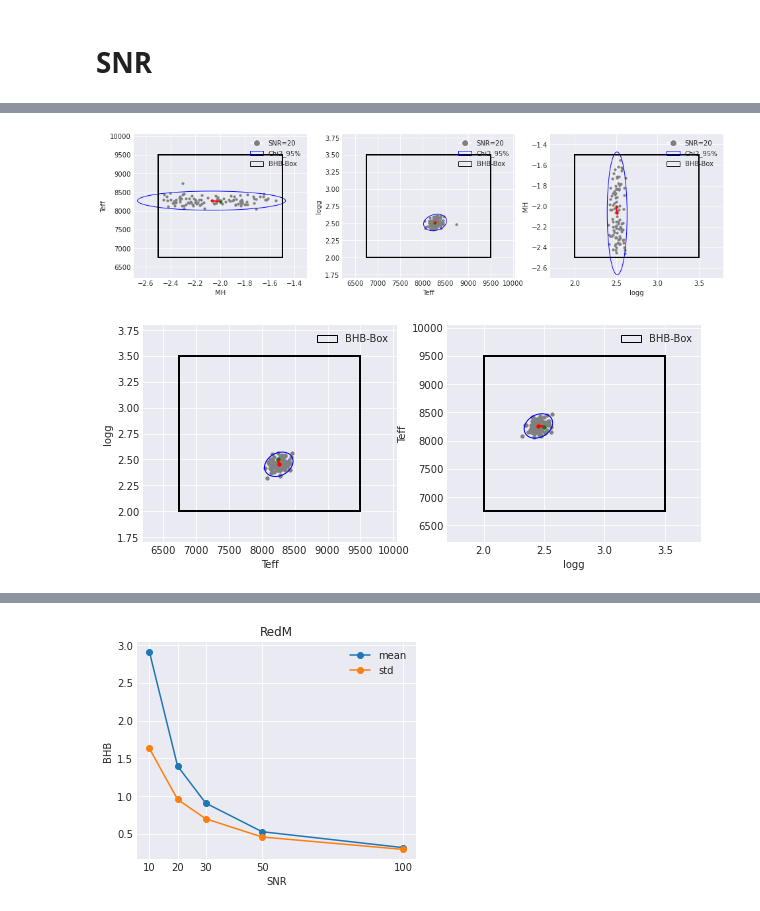
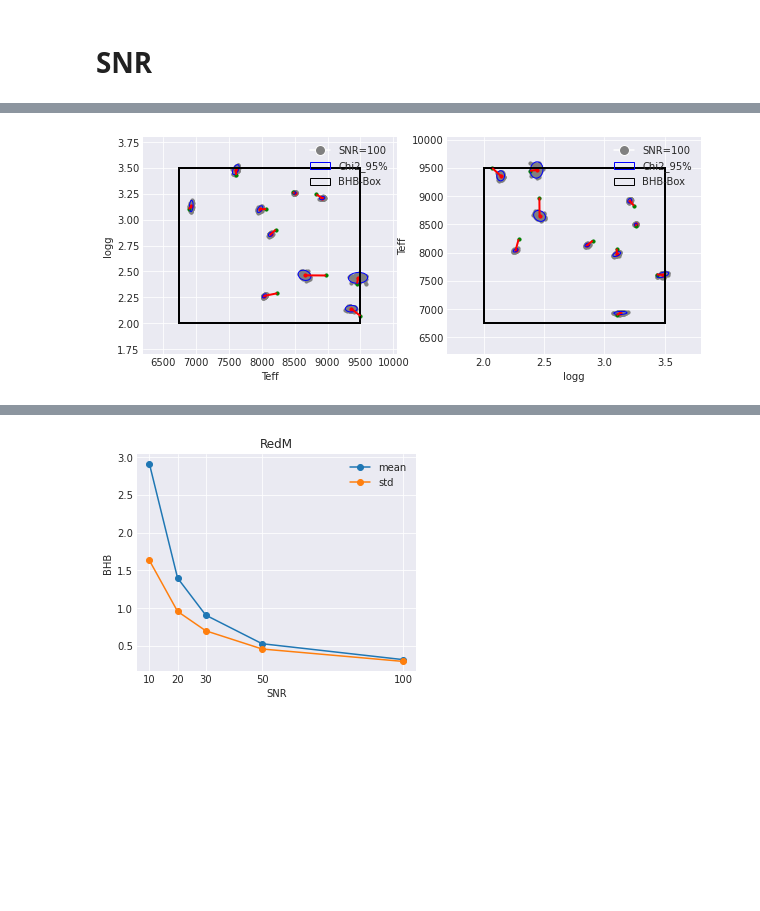
Before and after one commit to ViskaWei/LV, a Jupyter notebook: nb/dnn_2d.ipynb, the cells around one changed output, grey strips where cells are left out. Cells and saved outputs as stored; diff of their text form; code cells hidden in the pictures; blank space fills up the shorter version.

```diff
--- a/nb/dnn_2d.ipynb
+++ b/nb/dnn_2d.ipynb
@@ -89,23 +69,4 @@ d.eval_snr(R0, snr=20)
 # %%
-d.eval_snr(R0, snr=20)
+d.eval_snr(R0, snr=100)
+# %% [output]
+[figure, added]
-# %%
-snr=20
-ffs=[]
-for i in range(1):
-    dSN_preds_i, para  =d.predict_snr_flux_R0_i(i, R0=R0)
-    preds = dSN_preds_i[snr]
-    ffs = ffs + d.flow_fn_i(preds, para, snr=snr)
-d.plot_box_R0_R1(R0,R0, ffs, n_box=0.2)
-# %% [output]
-[figure, removed]
-# %%
-R0="B"
-snr=20
-ffs=[]
-for i in range(1):
-    dSN_preds_i, para  =d.predict_snr_flux_R0_i(i, R0=R0)
-    preds = dSN_preds_i[snr]
-    ffs = ffs + d.flow_fn_i(preds, para, snr=snr)
-d.plot_box_R0_R1(R0,R0, ffs, n_box=0.2)
-# %% [output]
-[figure, removed]
```
Also changed, not shown: parts of 85 cells of this notebook, 4 other files.
